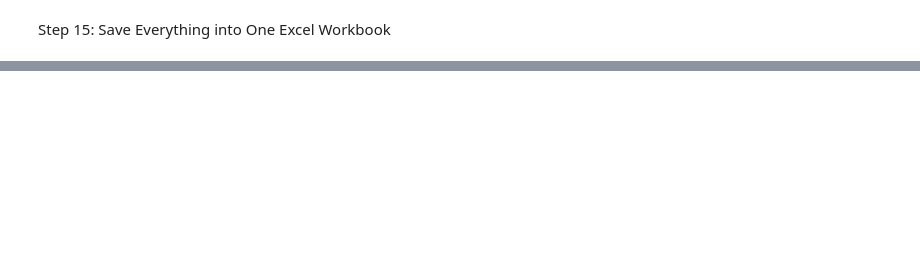
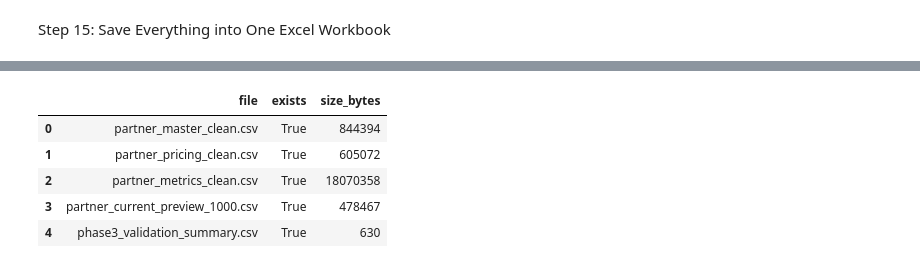
Before and after one commit to m-ashir-siraj/partnerlens-copilot, a Jupyter notebook: notebooks/Data_Inventory_and_Validation.ipynb, the cells around one changed output, grey strips where cells are left out. Cells and saved outputs as stored; diff of their text form; code cells hidden in the pictures; blank space fills up the shorter version.

```diff
--- a/notebooks/Data_Inventory_and_Validation.ipynb
+++ b/notebooks/Data_Inventory_and_Validation.ipynb
@@ -645,0 +830,32 @@ Excel workbook saved to: /content/drive/MyDrive/Capstone Project/partnerlens_syn
+# %%
+required_processed_files = [
+    PROCESSED_DIR / "partner_master_clean.csv",
+    PROCESSED_DIR / "partner_pricing_clean.csv",
+    PROCESSED_DIR / "partner_metrics_clean.csv",
+    PROCESSED_DIR / "partner_current_preview_1000.csv",
+    PROCESSED_DIR / "phase3_validation_summary.csv",
+]
+
+file_verification = pd.DataFrame(
+    [
+        {
+            "file": file_path.name,
+            "exists": file_path.exists(),
+            "size_bytes": (
+                file_path.stat().st_size
+                if file_path.exists()
+                else None
+            ),
+        }
+        for file_path in required_processed_files
+    ]
+)
+
+file_verification
+# %% [output]
+|  | file | exists | size_bytes |
+| 0 | partner_master_clean.csv | True | 844394 |
+| 1 | partner_pricing_clean.csv | True | 605072 |
+| 2 | partner_metrics_clean.csv | True | 18070358 |
+| 3 | partner_current_preview_1000.csv | True | 478467 |
+| 4 | phase3_validation_summary.csv | True | 630 |
```
Also changed, not shown: parts of 27 cells of this notebook, 3 other files.
